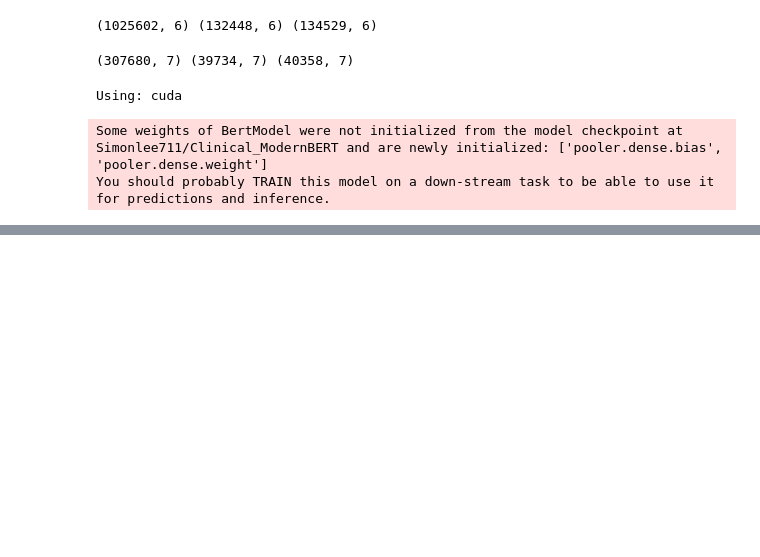
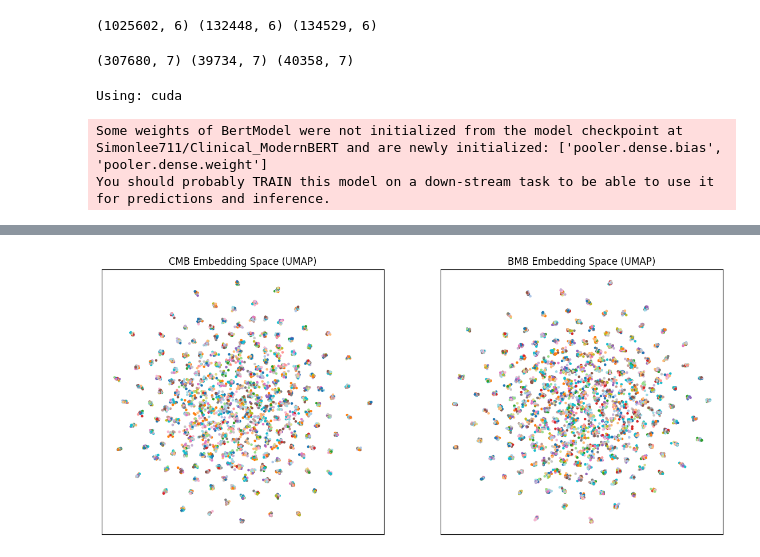
Before and after one commit to AvtnshM/Kaggle-Projects-Notebooks, a Jupyter notebook: clinical-modernbert-v-biomedicalmb-on-ddxplus-data.ipynb, the cells around one changed output, grey strips where cells are left out. Saved outputs shown, nothing was run; the diff lists cells and outputs as text; code cells hidden in the pictures; blank space fills up the shorter version.

```diff
--- a/clinical-modernbert-v-biomedicalmb-on-ddxplus-data.ipynb
+++ b/clinical-modernbert-v-biomedicalmb-on-ddxplus-data.ipynb
@@ -105,0 +113,20 @@ bmb_test = embed(test_texts, bmb_tok, bmb_model)
+# %%
+import numpy as np
+import pandas as pd
+
+# Number of samples for visualization
+N = 5000
+
+# Random indices
+idx = np.random.choice(len(train_30), size=N, replace=False)
+
+cmb_vis = cmb_train[idx]
+bmb_vis = bmb_train[idx]
+labels_vis = train_30["PATHOLOGY"].iloc[idx].values
+# %%
+import umap.umap_ as umap
+
+reducer = umap.UMAP(n_neighbors=30, min_dist=0.1, metric="cosine")
+
+cmb_2d = reducer.fit_transform(cmb_vis)
+bmb_2d = reducer.fit_transform(bmb_vis)
@@ -105,0 +141,23 @@ bmb_test = embed(test_texts, bmb_tok, bmb_model)
+# %%
+from sklearn.preprocessing import LabelEncoder
+
+le = LabelEncoder()
+labels_encoded = le.fit_transform(labels_vis)
+# %%
+import matplotlib.pyplot as plt
+
+plt.figure(figsize=(14,6))
+
+plt.subplot(1,2,1)
+plt.scatter(cmb_2d[:,0], cmb_2d[:,1], c=labels_encoded, cmap="tab20", s=5)
+plt.title("CMB Embedding Space (UMAP)")
+plt.xticks([]); plt.yticks([])
+
+plt.subplot(1,2,2)
+plt.scatter(bmb_2d[:,0], bmb_2d[:,1], c=labels_encoded, cmap="tab20", s=5)
+plt.title("BMB Embedding Space (UMAP)")
+plt.xticks([]); plt.yticks([])
+
+plt.show()
+# %% [output]
+[figure, added]
```
Also changed, not shown: parts of 17 cells of this notebook.
